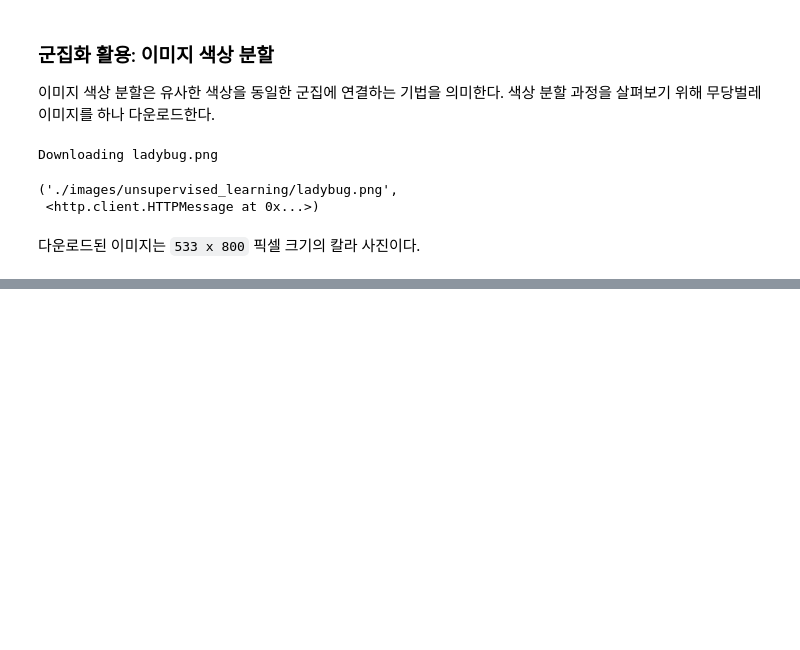
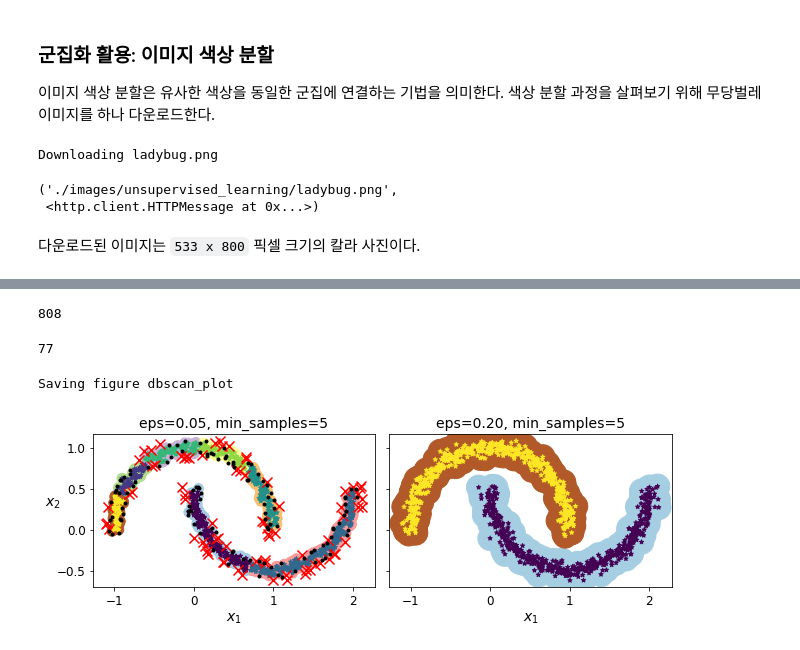
Before and after one commit to Moerai/Hands_On_ML-DL_Study, a Jupyter notebook: handson2_ML09.ipynb, the cells around one changed output, grey strips where cells are left out. Saved outputs shown, nothing was run; the diff lists cells and outputs as text; code cells hidden in the pictures; blank space fills up the shorter version.

```diff
--- a/handson2_ML09.ipynb
+++ b/handson2_ML09.ipynb
@@ -938,0 +1298,2 @@ Downloading ladybug.png
+# %%
+X, y = make_moons(n_samples=1000, noise=0.05, random_state=42)
@@ -938,0 +1306,3 @@ Downloading ladybug.png
+# %%
+dbscan = DBSCAN(eps=0.05, min_samples=5)
+dbscan.fit(X)
@@ -938,0 +1345,3 @@ Downloading ladybug.png
+# %%
+dbscan2 = DBSCAN(eps=0.2)
+dbscan2.fit(X)
@@ -938,0 +1412,26 @@ Downloading ladybug.png
+# %%
+# 핵심 샘플 수
+len(dbscan.components_)
+# %% [output]
+808
+# %%
+# 이상치 수
+(dbscan.labels_==-1).sum()
+# %% [output]
+77
+# %%
+plt.figure(figsize=(9, 3.2))
+
+# 왼편 그림: 반경 0.05
+plt.subplot(121)
+plot_dbscan(dbscan, X, size=100)
+
+# 오른편 그림: 반경 0.2
+plt.subplot(122)
+plot_dbscan(dbscan2, X, size=600, show_ylabels=False)
+
+save_fig("dbscan_plot")
+plt.show()
+# %% [output]
+Saving figure dbscan_plot
+[figure, added]
```
Also changed, not shown: parts of 220 cells of this notebook.
